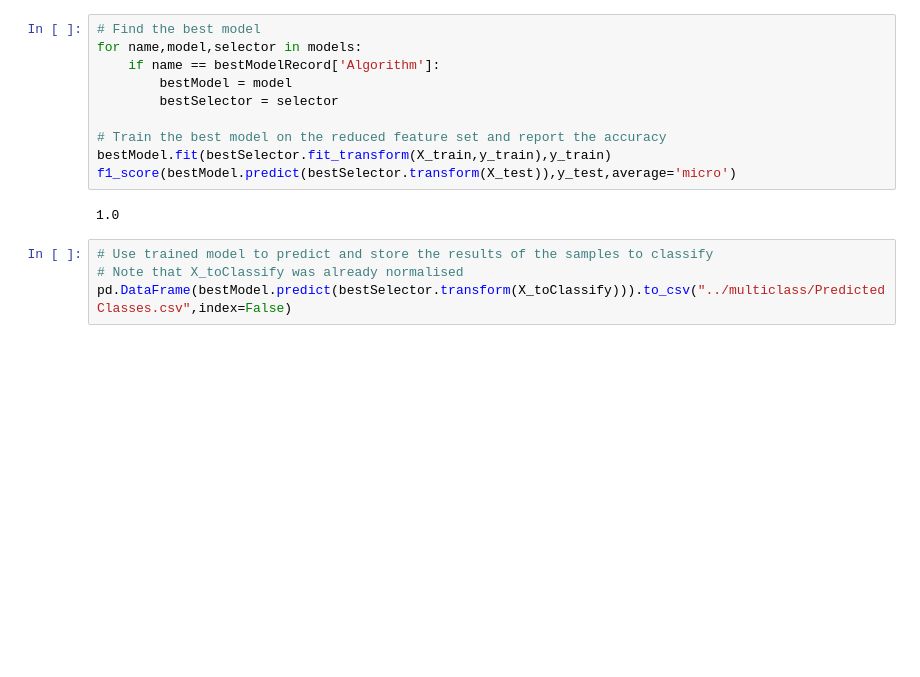
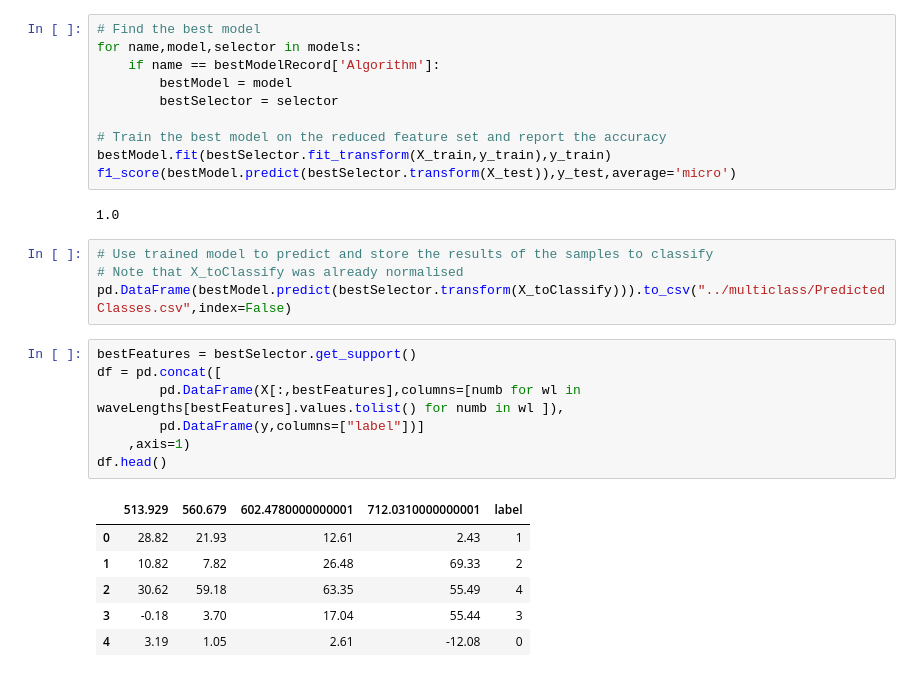
Before and after one commit to dvente/mscMLproject2, a Jupyter notebook: src/multiclassSpectrum.ipynb, the cells around one changed output. Saved outputs shown, nothing was run; the diff lists cells and outputs as text; blank space fills up the shorter version.

```diff
--- a/src/multiclassSpectrum.ipynb
+++ b/src/multiclassSpectrum.ipynb
@@ -102,3 +103,17 @@ f1_score(bestModel.predict(bestSelector.transform(X_test)),y_test,average='micro
 # Use trained model to predict and store the results of the samples to classify
 # Note that X_toClassify was already normalised
 pd.DataFrame(bestModel.predict(bestSelector.transform(X_toClassify))).to_csv("../multiclass/PredictedClasses.csv",index=False)
+# %%
+bestFeatures = bestSelector.get_support()
+df = pd.concat([
+        pd.DataFrame(X[:,bestFeatures],columns=[numb for wl in waveLengths[bestFeatures].values.tolist() for numb in wl ]),
+        pd.DataFrame(y,columns=["label"])]
+    ,axis=1)
+df.head()
+# %% [output]
+|  | 513.929 | 560.679 | 602.4780000000001 | 712.0310000000001 | label |
+| 0 | 28.82 | 21.93 | 12.61 | 2.43 | 1 |
+| 1 | 10.82 | 7.82 | 26.48 | 69.33 | 2 |
+| 2 | 30.62 | 59.18 | 63.35 | 55.49 | 4 |
+| 3 | -0.18 | 3.70 | 17.04 | 55.44 | 3 |
+| 4 | 3.19 | 1.05 | 2.61 | -12.08 | 0 |
```
Also changed, not shown: parts of 3 cells of this notebook, 1 other file.
